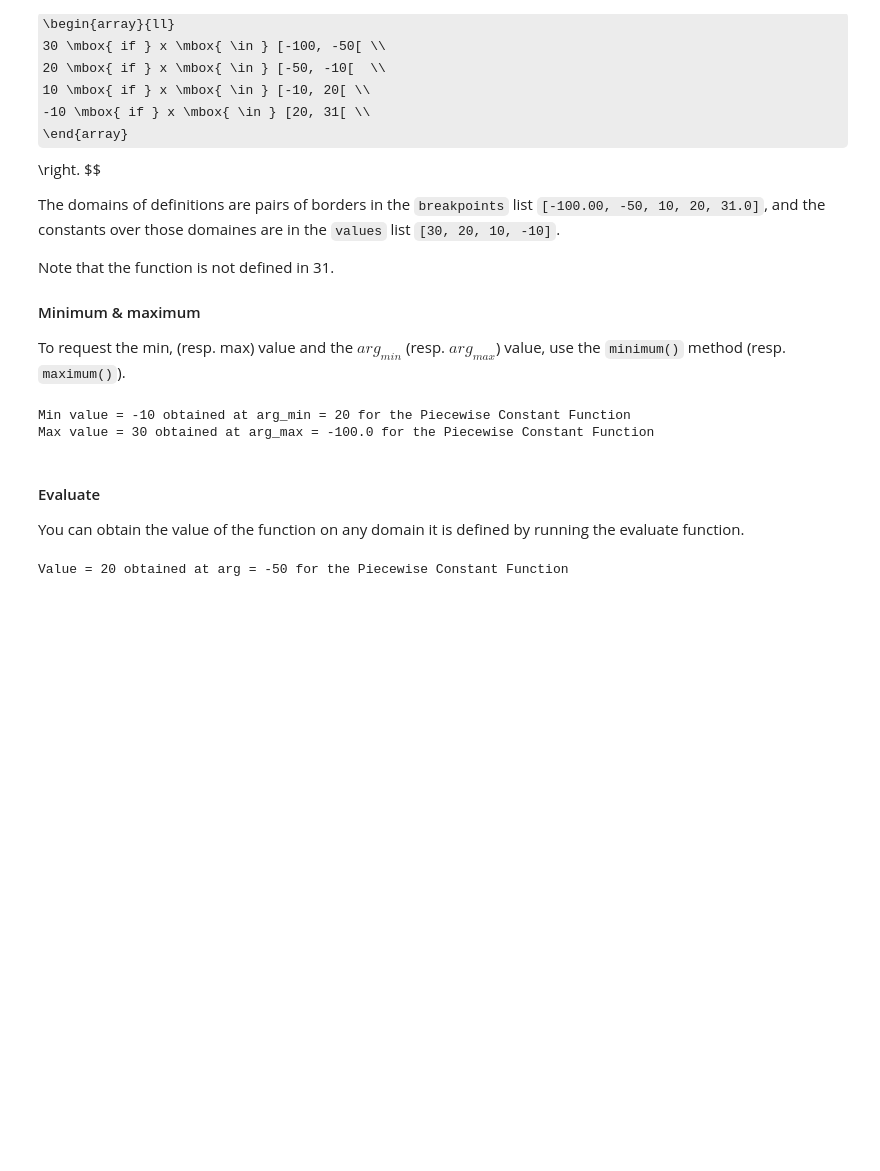
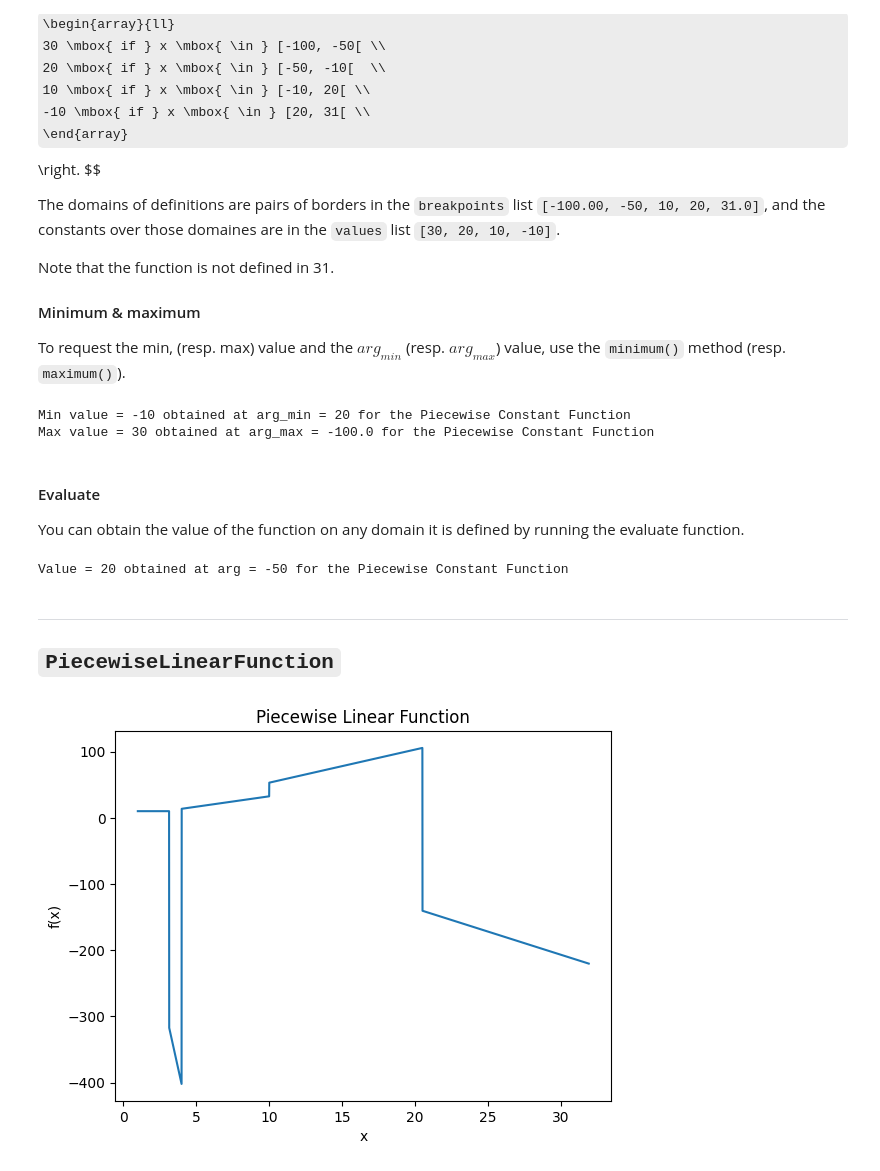
Before and after one commit to fpaupier/piecewise-functions, a Jupyter notebook: PiecewiseFunctions.ipynb, the cells around one changed output. Drawn from its saved outputs; the diff is of its cells as text; code cells hidden in the pictures; some formulas as TeX source; blank space fills up the shorter version.

```diff
--- a/PiecewiseFunctions.ipynb
+++ b/PiecewiseFunctions.ipynb
@@ -107,3 +107,23 @@ val = piecewise_fn.evaluate(arg)
 print(f"Value = {val} obtained at arg = {arg} for the Piecewise Constant Function")
 # %% [output]
 Value = 20 obtained at arg = -50 for the Piecewise Constant Function
+# %% [markdown]
+----
+
+## `PiecewiseLinearFunction`
+# %%
+import math
+
+breakpoints = [1, math.pi, 4, 10, 20.5, 32]
+slopes = [0, -100.02, math.pi, 5, -7]
+intercepts = [10, -2, 1, 3, math.pi]
+piecewise_linear_fn = PiecewiseLinearFunction(breakpoints, slopes, intercepts)
+draw(
+    piecewise_linear_fn,
+    x_min=1,
+    x_max=31.9,
+    num_points=10000,
+    title="Piecewise Linear Function",
+)
+# %% [output]
+[figure, added]
```
Also changed, not shown: parts of 5 cells of this notebook.
